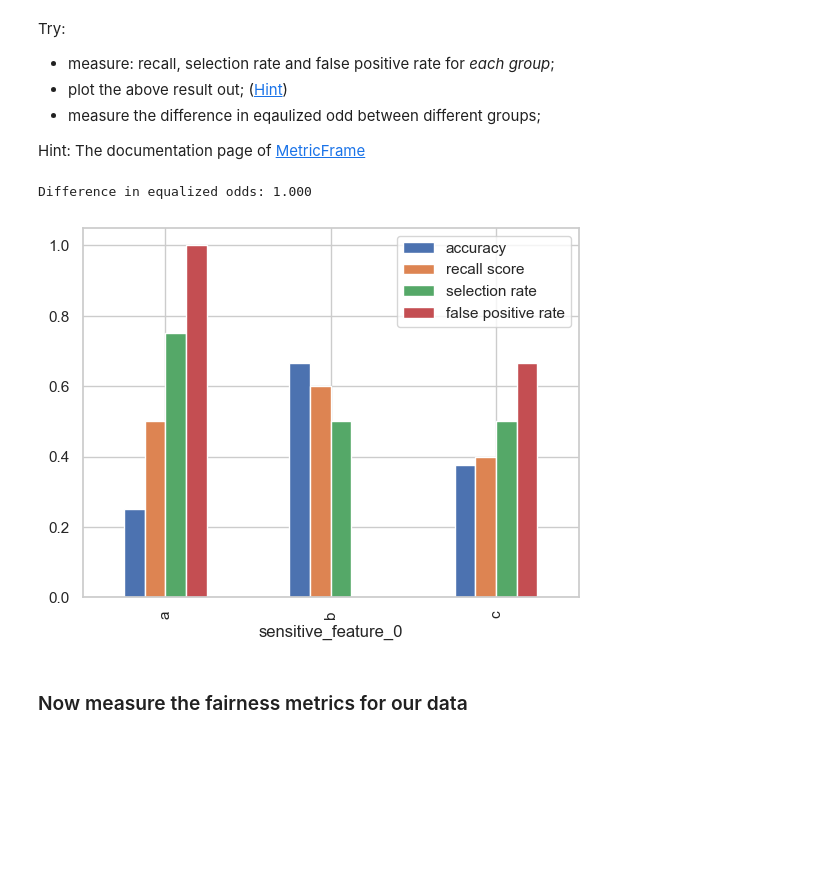
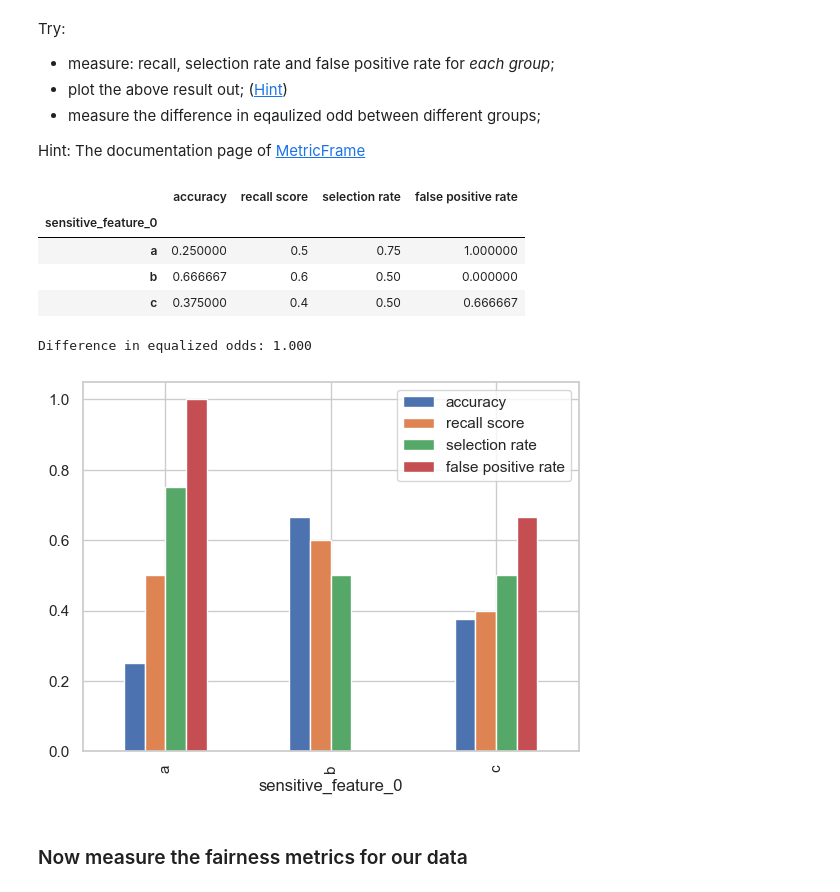
Before and after one commit to Villinger1999/RAI_fairness_exercise1, a Jupyter notebook: exercise.ipynb, the cells around one changed output. Cells and saved outputs as stored; diff of their text form; code cells hidden in the pictures; blank space fills up the shorter version.

```diff
--- a/exercise.ipynb
+++ b/exercise.ipynb
@@ -276,28 +275,34 @@ Hint: The documentation page of [MetricFrame](https://fairlearn.org/main/api_ref
 # %%
 from sklearn.metrics import recall_score
 from fairlearn.metrics import equalized_odds_difference
 
 y_true = [0, 1, 1, 1, 1, 0, 1, 0, 1, 0, 0, 0, 1, 1, 1, 1, 1, 1]
 y_pred = [0, 0, 1, 0, 1, 1, 1, 0, 0, 1, 1, 1, 1, 0, 0, 1, 1, 0]
 sf_data = ['b', 'b', 'a', 'b', 'b', 'c', 'c', 'c', 'a',
            'a', 'c', 'a', 'b', 'c', 'c', 'b', 'c', 'c']
 
 metrics = {
     "accuracy": accuracy_score,
     "recall score": recall_score,
     "selection rate": selection_rate,
     "false positive rate": false_positive_rate
 }
 metric_frame = MetricFrame(
     metrics=metrics, y_true=y_true, y_pred=y_pred, sensitive_features=sf_data
 )
 
+display(metric_frame.by_group)
 metric_frame.by_group.plot.bar();
 
 print(
     f"Difference in equalized odds: {equalized_odds_difference(y_true=y_true, y_pred=y_pred, sensitive_features=sf_data):.3f}"
 )
 # %% [output]
+|  | accuracy | recall score | selection rate | false positive rate |
+| sensitive_feature_0 |  |  |  |  |
+| a | 0.250000 | 0.5 | 0.75 | 1.000000 |
+| b | 0.666667 | 0.6 | 0.50 | 0.000000 |
+| c | 0.375000 | 0.4 | 0.50 | 0.666667 |
 Difference in equalized odds: 1.000
 [figure]
 # %% [markdown]
```
Also changed, not shown: parts of 7 cells of this notebook.
